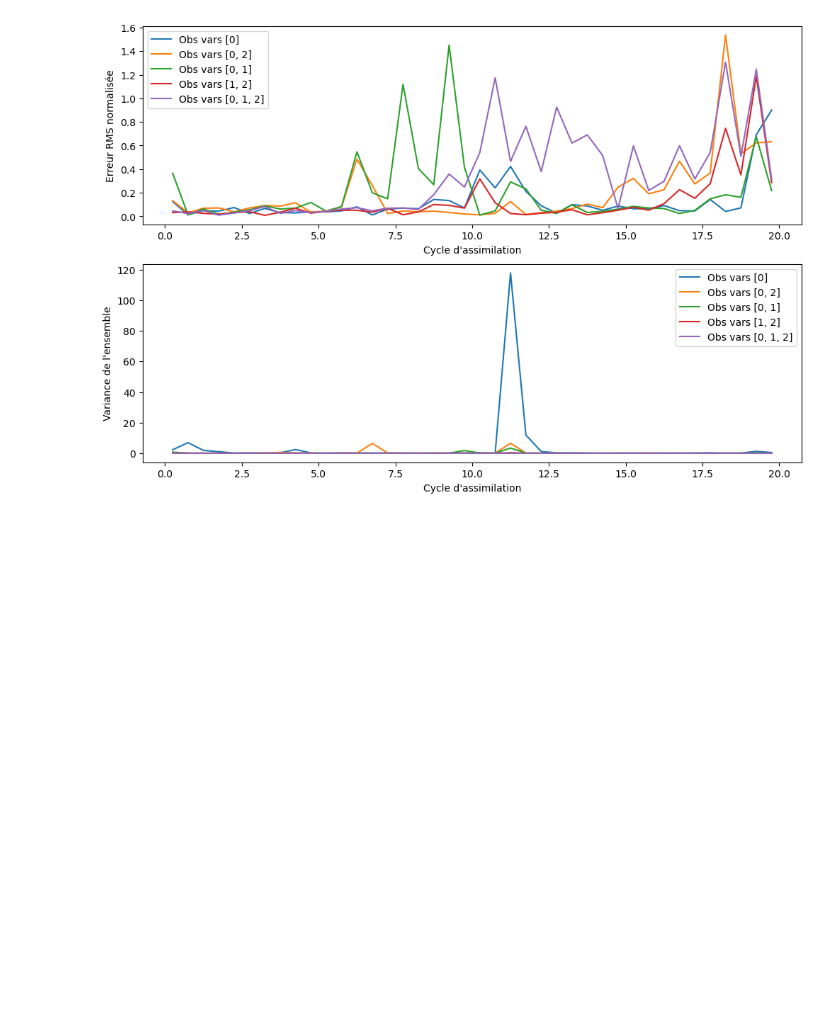
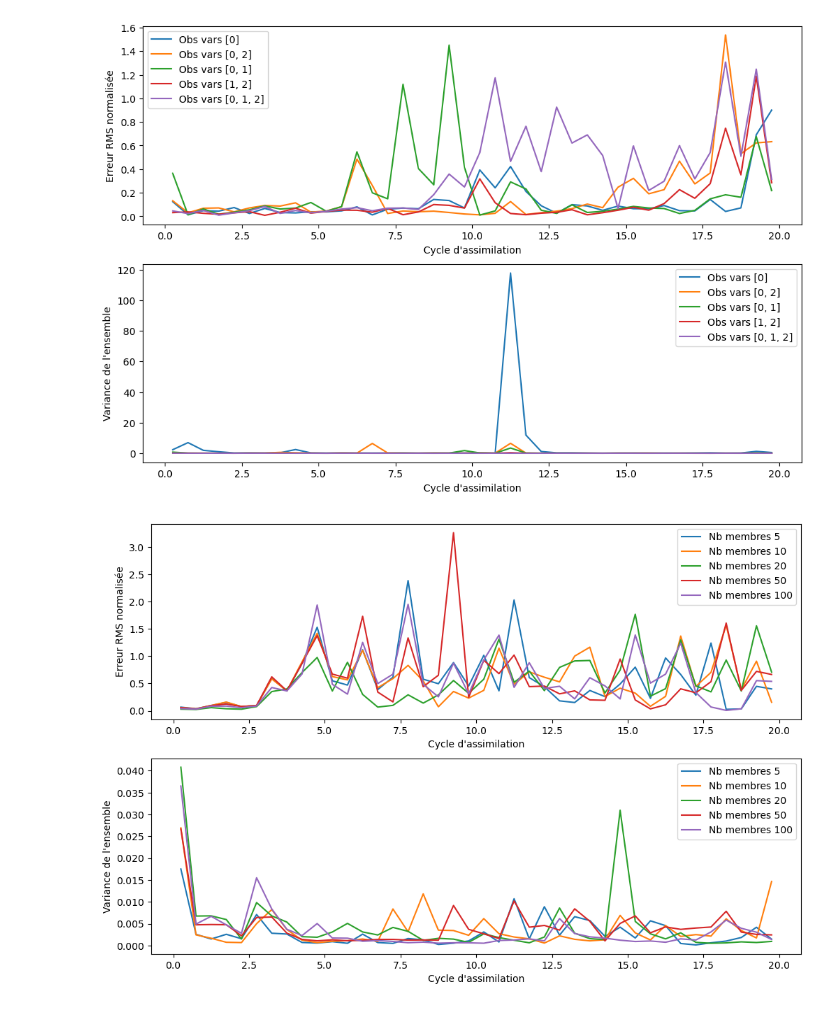
Before and after one commit to latestdesign/Filtering-Project, a Jupyter notebook: TP2_EnKF.ipynb, the cells around one changed output. Saved outputs shown, nothing was run; the diff lists cells and outputs as text; code cells hidden in the pictures; blank space fills up the shorter version.

Commit message:
plots

```diff
--- a/TP2_EnKF.ipynb
+++ b/TP2_EnKF.ipynb
@@ -350,31 +350,33 @@ plt.show()
 [figure]
 # %%
 # Influence du nombre de membres de l'ensemble
-methode = 1
+methode = 0
 pas_assim = 50
 nvarobs_list = [0, 2]
 nmem_list = [5, 10, 20, 50, 100]
 so2_list = 1e-2
 rms_errors = []
 var_errors = []
 
 for nmem in nmem_list:
     time1, xvar1, rms_error, var_error = run_assimilation(methode, nmem, so2_list, pas_assim, nvarobs_list)
     rms_errors.append(rms_error)
     var_errors.append(var_error)
 
 # Plot des erreurs RMS et variance en fonction du nombre de membres
 plt.figure(figsize=(12,8))
 plt.subplot(2,1,1)
 for i, nmem in enumerate(nmem_list):
     plt.plot(time1[25::pas_assim], rms_errors[i], label=f'Nb membres {nmem}')
 plt.xlabel('Cycle d\'assimilation')
 plt.ylabel('Erreur RMS normalisée')
 plt.legend()
 plt.subplot(2,1,2)
 for i, nmem in enumerate(nmem_list):
     plt.plot(time1[25::pas_assim], var_errors[i], label=f'Nb membres {nmem}')
 plt.xlabel('Cycle d\'assimilation')
 plt.ylabel('Variance de l\'ensemble')
 plt.legend()
 plt.show()
+# %% [output]
+[figure, added]
```
Also changed, not shown: parts of 1 cell of this notebook.
